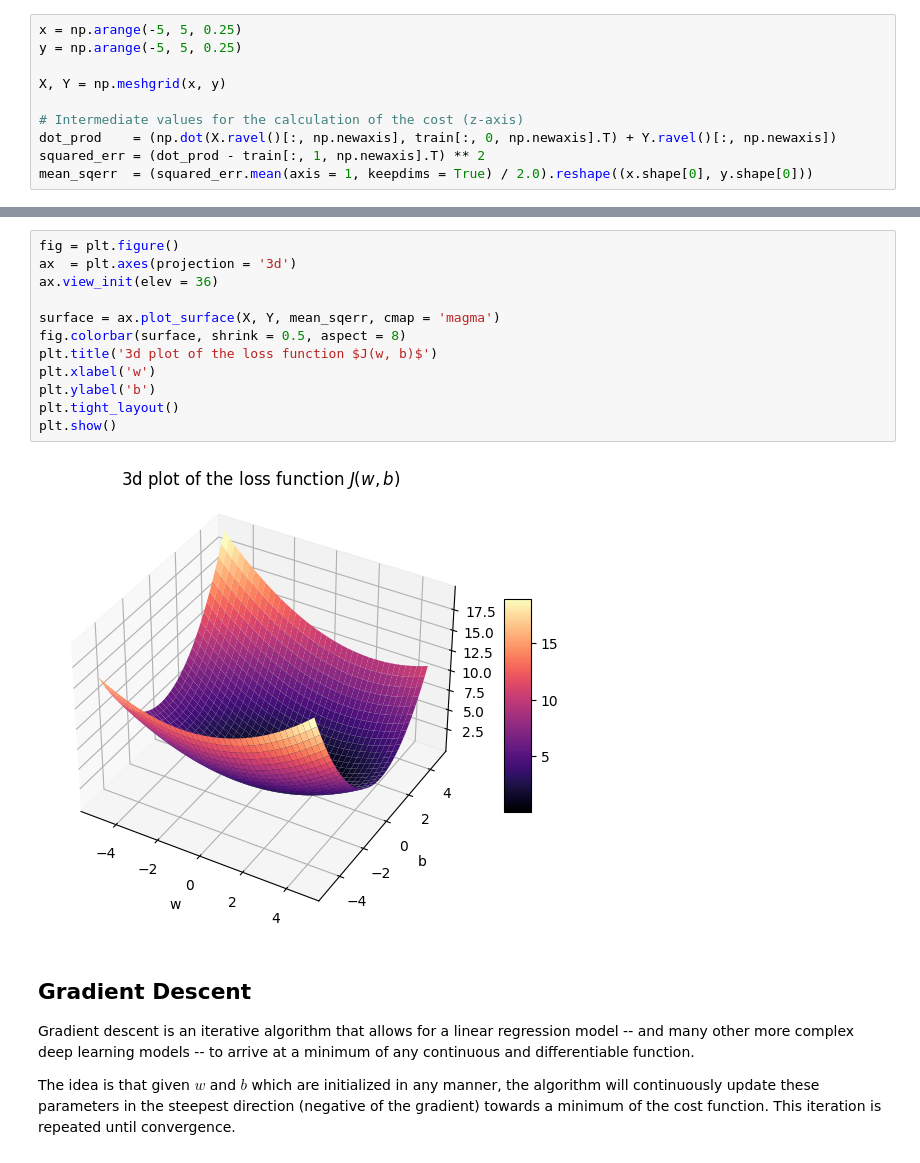
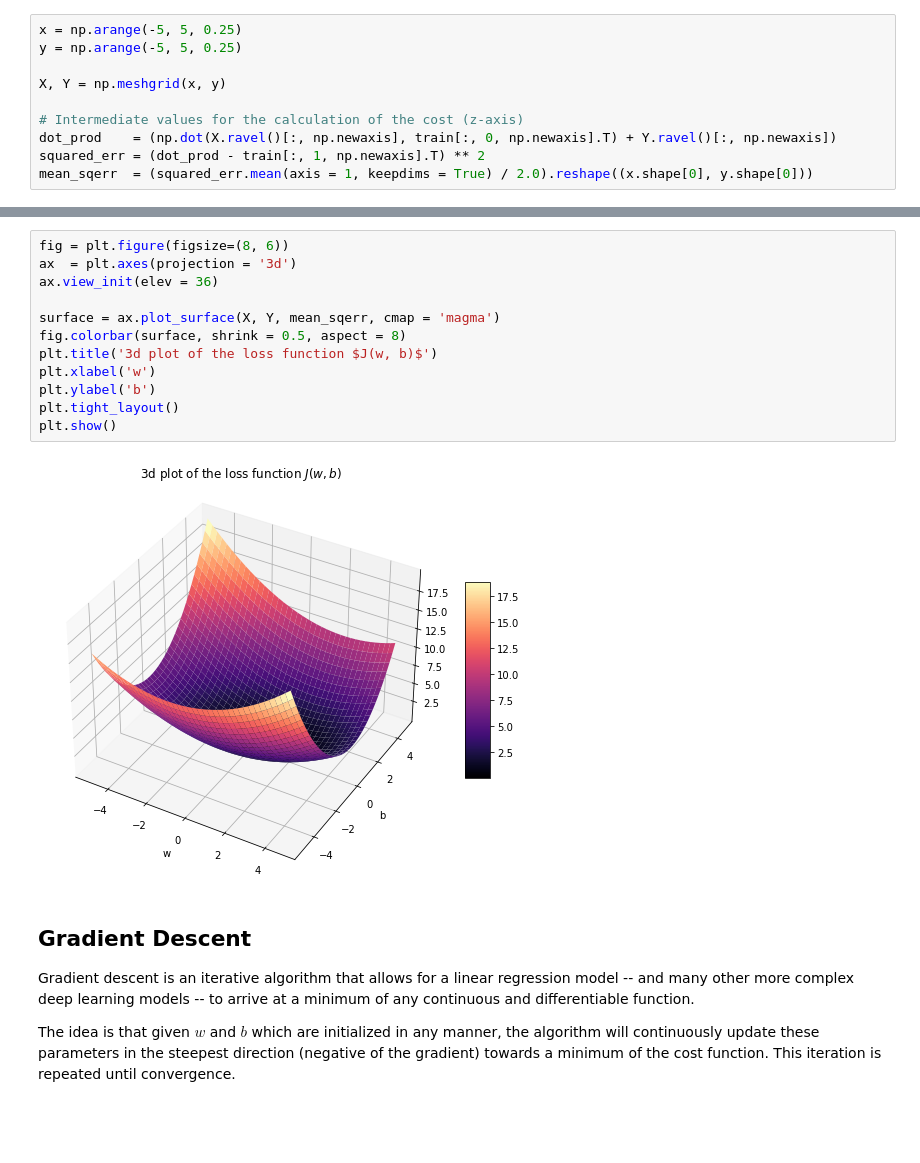
Before and after one commit to UAFederez/MachineLearning, a Jupyter notebook: 01-Univariate_Linear_Regression.ipynb, the cells around one changed output, grey strips where cells are left out. Saved outputs shown, nothing was run; the diff lists cells and outputs as text; blank space fills up the shorter version.

```diff
--- a/01-Univariate_Linear_Regression.ipynb
+++ b/01-Univariate_Linear_Regression.ipynb
@@ -89,17 +154,17 @@ plt.show()
 # %%
-fig = plt.figure()
+fig = plt.figure(figsize=(8, 6))
 ax  = plt.axes(projection = '3d')
 ax.view_init(elev = 36)
 
 surface = ax.plot_surface(X, Y, mean_sqerr, cmap = 'magma')
 fig.colorbar(surface, shrink = 0.5, aspect = 8)
 plt.title('3d plot of the loss function $J(w, b)$')
 plt.xlabel('w')
 plt.ylabel('b')
 plt.tight_layout()
 plt.show()
 # %% [output]
-[figure, old version]
+[figure, new version]
 # %% [markdown]
 ## Gradient Descent
 Gradient descent is an iterative algorithm that allows for a linear regression model -- and many other more complex deep learning models -- to arrive at a minimum of any continuous and differentiable function.
```
Also changed, not shown: parts of 8 cells of this notebook.
